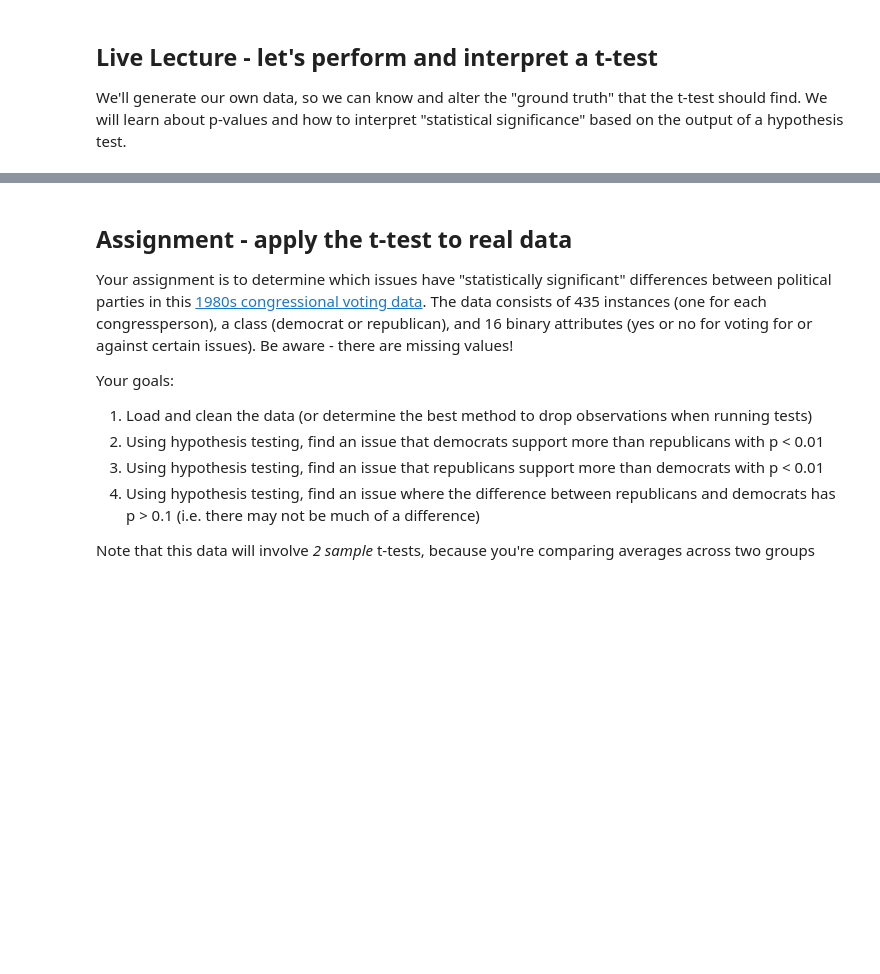
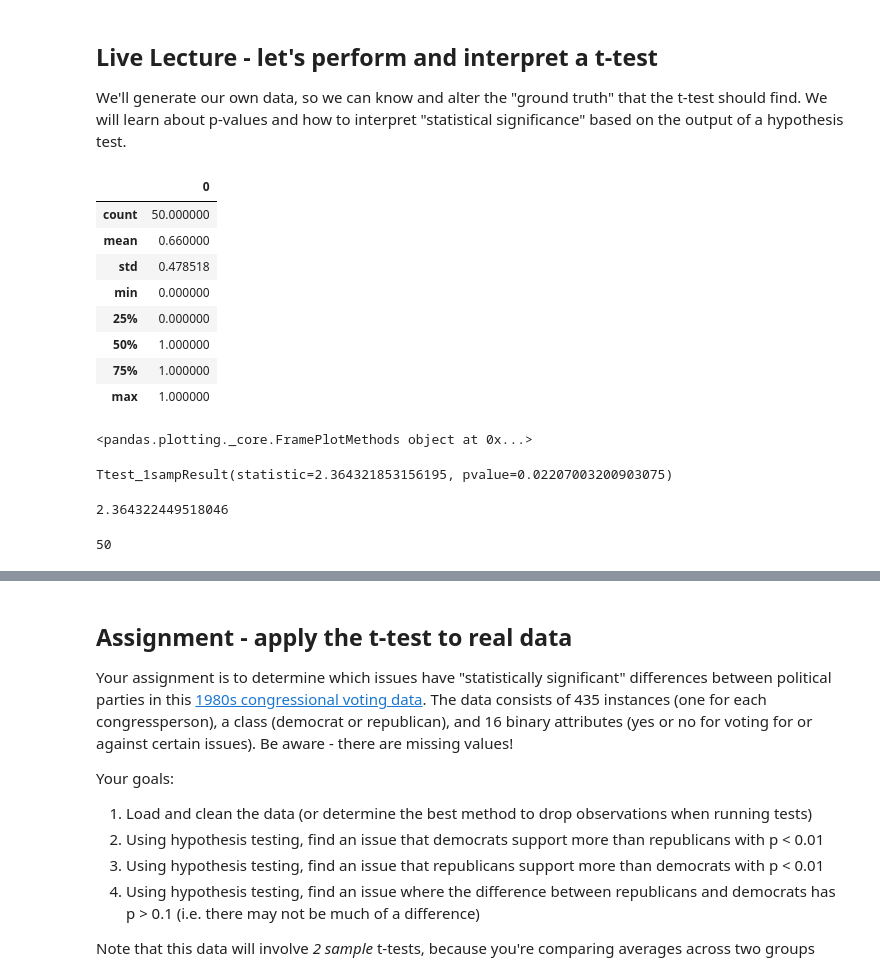
Before and after one commit to bloominstituteoftechnology/DS-Unit-1-Sprint-3-Statistical-Tests-and-Experiments, a Jupyter notebook: module1-statistics-probability-and-inference/LS_DS_141_Statistics_Probability_and_Inference.ipynb, the cells around one changed output, grey strips where cells are left out. Cells and saved outputs as stored; diff of their text form; code cells hidden in the pictures; blank space fills up the shorter version.

```diff
--- a/module1-statistics-probability-and-inference/LS_DS_141_Statistics_Probability_and_Inference.ipynb
+++ b/module1-statistics-probability-and-inference/LS_DS_141_Statistics_Probability_and_Inference.ipynb
@@ -79,0 +78,42 @@ We'll generate our own data, so we can know and alter the "ground truth" that th
+# %%
+survey_data = [0, 1, 0, 1, 0, 0, 0, 1, 1, 0, 0, 1, 1, 1, 1, 1, 1, 1, 0, 0,
+ 1, 1, 1, 1, 1, 1, 1, 1, 1, 0, 1, 1, 1, 1, 1, 1, 1, 0, 1, 0, 1,
+ 1, 0, 1, 0, 1, 1, 0, 0, 0]
+import numpy as np
+import pandas as pd
+
+df = pd.DataFrame(survey_data)
+df.describe()
+# %% [output]
+|  | 0 |
+| count | 50.000000 |
+| mean | 0.660000 |
+| std | 0.478518 |
+| min | 0.000000 |
+| 25% | 0.000000 |
+| 50% | 1.000000 |
+| 75% | 1.000000 |
+| max | 1.000000 |
+# %%
+df.plot
+# %% [output]
+<pandas.plotting._core.FramePlotMethods object at 0x...>
+# %%
+import scipy
+scipy.stats.ttest_1samp(survey_data, 0.5)
+# %% [output]
+Ttest_1sampResult(statistic=2.364321853156195, pvalue=0.02207003200903075)
+# %%
+sample_stderr= 0.478518 / np.sqrt(len(survey_data))
+sample_mean = 0.660000
+null_hypothesis_mean= 0.5
+
+# stderr(sample_mean - 0.5) #wrong but conceptually related
+t_stat = (sample_mean - null_hypothesis_mean)/(sample_stderr)
+print(t_stat)
+# %% [output]
+2.364322449518046
+# %%
+len(survey_data)
+# %% [output]
+50
```
Also changed, not shown: parts of 19 cells of this notebook.
